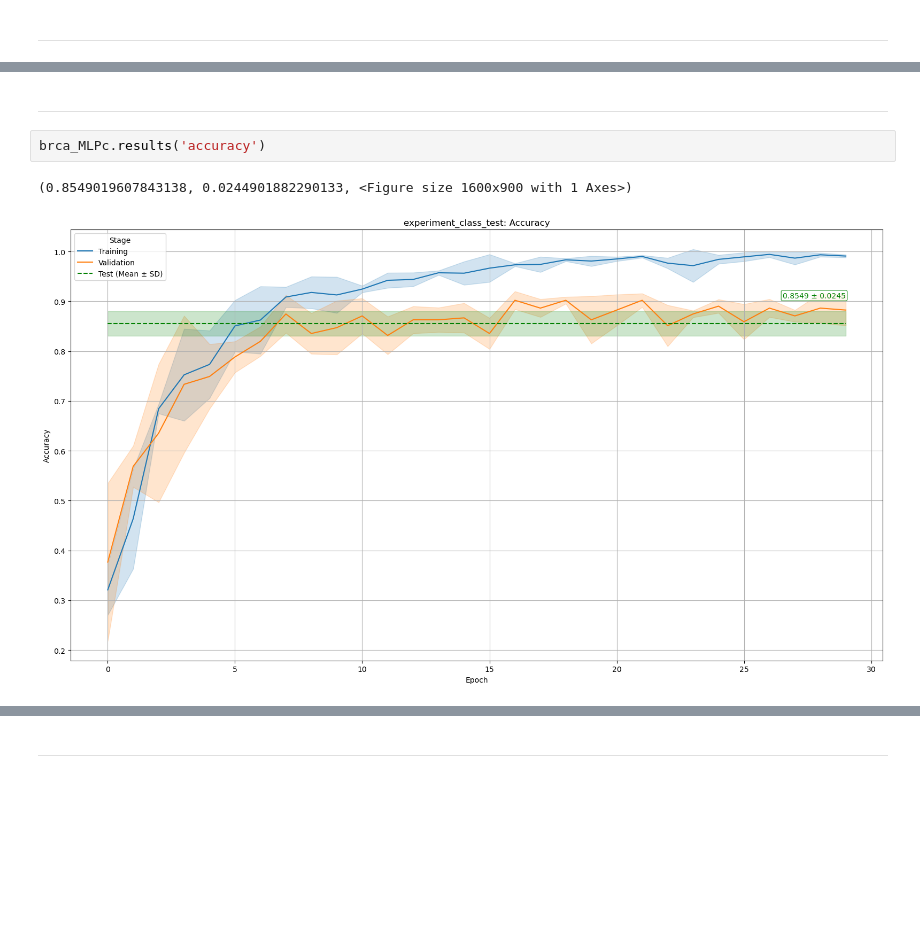
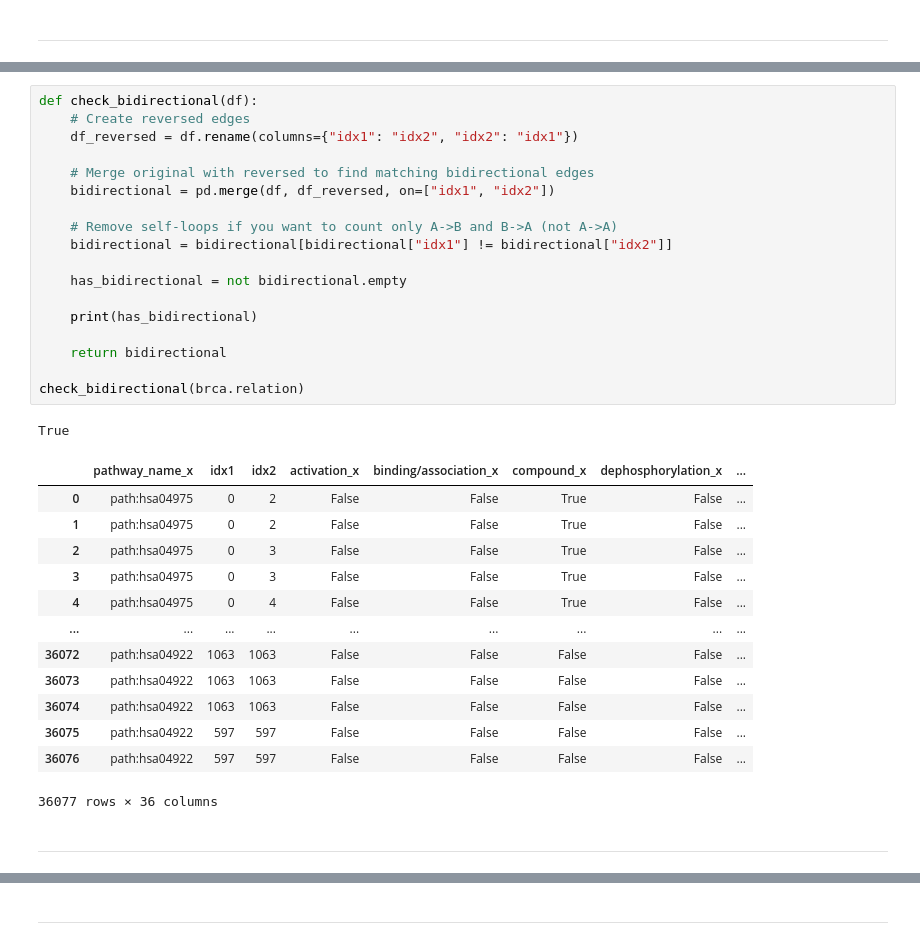
Before and after one commit to marcusvillena/pathway_model, a Jupyter notebook: projects/model_tests/model_tests.ipynb, the cells around one changed output, grey strips where cells are left out. Saved outputs shown, nothing was run; the diff lists cells and outputs as text; blank space fills up the shorter version.

```diff
--- a/projects/model_tests/model_tests.ipynb
+++ b/projects/model_tests/model_tests.ipynb
@@ -110,7 +138,35 @@ Test     tot_loss=8.5111    accuracy=0.8471
+# %%
+def check_bidirectional(df):
+    # Create reversed edges
+    df_reversed = df.rename(columns={"idx1": "idx2", "idx2": "idx1"})
+
+    # Merge original with reversed to find matching bidirectional edges
+    bidirectional = pd.merge(df, df_reversed, on=["idx1", "idx2"])
+
+    # Remove self-loops if you want to count only A->B and B->A (not A->A)
+    bidirectional = bidirectional[bidirectional["idx1"] != bidirectional["idx2"]]
+
+    has_bidirectional = not bidirectional.empty
+
+    print(has_bidirectional)
+
+    return bidirectional
+
+check_bidirectional(brca.relation)
+# %% [output]
+True
+|  | pathway_name_x | idx1 | idx2 | activation_x | binding/association_x | compound_x | dephosphorylation_x | ... |
+| 0 | path:hsa04975 | 0 | 2 | False | False | True | False | ... |
+| 1 | path:hsa04975 | 0 | 2 | False | False | True | False | ... |
+| 2 | path:hsa04975 | 0 | 3 | False | False | True | False | ... |
+| 3 | path:hsa04975 | 0 | 3 | False | False | True | False | ... |
+| 4 | path:hsa04975 | 0 | 4 | False | False | True | False | ... |
+| ... | ... | ... | ... | ... | ... | ... | ... | ... |
+| 36072 | path:hsa04922 | 1063 | 1063 | False | False | False | False | ... |
+| 36073 | path:hsa04922 | 1063 | 1063 | False | False | False | False | ... |
+| 36074 | path:hsa04922 | 1063 | 1063 | False | False | False | False | ... |
+| 36075 | path:hsa04922 | 597 | 597 | False | False | False | False | ... |
+| 36076 | path:hsa04922 | 597 | 597 | False | False | False | False | ... |
+36077 rows × 36 columns
 # %% [markdown]
 ---
-# %%
-brca_MLPc.results('accuracy')
-# %% [output]
-(0.8549019607843138, 0.0244901882290133, <Figure size 1600x900 with 1 Axes>)
-[figure, removed]
```
Also changed, not shown: parts of 19 cells of this notebook, 4 other files.
